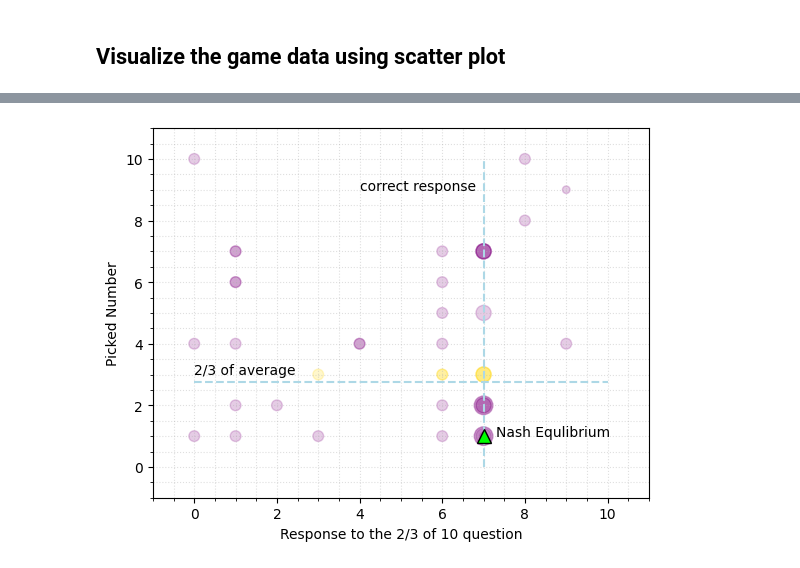
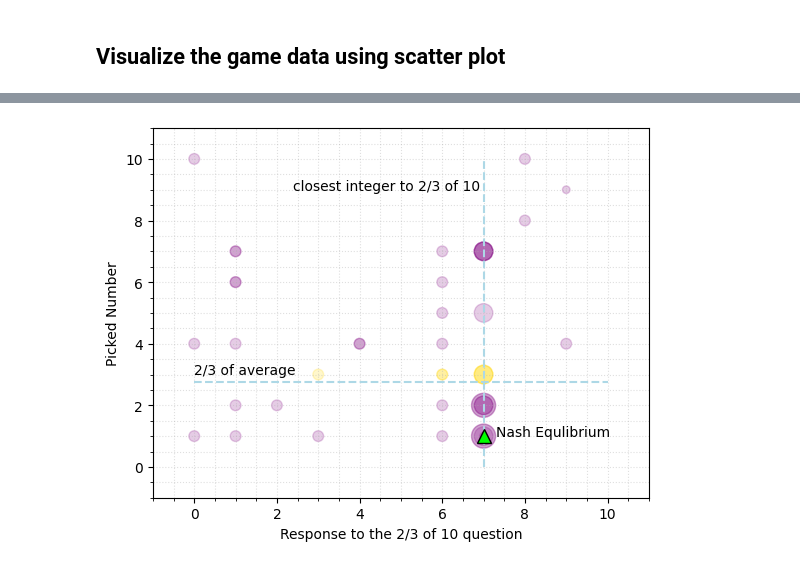
Before and after one commit to schnell18/play-data-science, a Jupyter notebook: game-analysis/analyze.ipynb, the cells around one changed output, grey strips where cells are left out. Drawn from its saved outputs; the diff is of its cells as text; code cells hidden in the pictures.

Commit message:
Increase bubble size

```diff
--- a/game-analysis/analyze.ipynb
+++ b/game-analysis/analyze.ipynb
@@ -22,7 +22,7 @@ win_number = np.rint([two_third_avg])[0]
 # assign winner column
 two_third_avg = 2*df['pick'].mean()/3
 win_number = np.rint([two_third_avg])[0]
-df['winner'] = df['pick'].apply(lambda p: 'Yes' if p == win_number else 'no')
+df['winner'] = df['pick'].apply(lambda p: 'Yes' if p == win_number else 'No')
 # assign check_anwser column
 df['check_answer'] = df['check_two_thirds'].apply(extract_number)
 # fix player 38's check answer
@@ -57,3 +57,18 @@ df
 | 42 | 43 | Yes | 1 | 6 | 2/3 of 10 is 6.5, so 6 or 7 | no | 6 | semi-rational |
 # %% [markdown]
 ## Visualize the game data using scatter plot
+# %%
+# set `size` and `color` column for data visualization
+def rational_size(rationality):
+    base = 30
+    if rationality == 'irrational':
+        return base * 1
+    elif rationality == 'semi-rational':
+        return base * 2
+    elif rationality == 'quasi-rational':
+        return base * 6
+    else:
+        return base * 10
+
+df['size'] = df.apply(lambda r: rational_size(r["rationality"]), axis=1)
+df['color'] = df.apply(lambda r: 'gold' if r["winner"] == 'Yes' else 'purple', axis=1)
@@ -60,34 +82,31 @@ df
 # %%
-# set `size` and `color` column for data visualization
-df['size'] = df.apply(lambda r: 30 if r["rationality"] == 'irrational' else 60 if r["rationality"] == 'semi-rational' else 120 if r["rationality"] == 'quasi-rational' else 180, axis=1)
-df['color'] = df.apply(lambda r: 'gold' if r["winner"] == 'Yes' else 'purple', axis=1)
 
 fig, ax = plt.subplots()
 ax.set_xlabel(r'Response to the 2/3 of 10 question')
 ax.set_ylabel(r'Picked Number')
 ax.set_xlim(-1, 11)
 ax.set_ylim(-1, 11)
 
 # Change major ticks to show every 2.
 ax.xaxis.set_major_locator(MultipleLocator(2))
 ax.yaxis.set_major_locator(MultipleLocator(2))
 
 # Change minor ticks to show every 0.5.
 ax.xaxis.set_minor_locator(MultipleLocator(0.5))
 ax.yaxis.set_minor_locator(MultipleLocator(0.5))
 
 # And a corresponding grid
 ax.grid(which='both', linestyle=':', alpha=0.4)
 
 plt.scatter(df['check_answer'], df['pick'], c=df['color'], s=df['size'], alpha=0.2)
 plt.plot(np.linspace(0, 10, 100), np.linspace(two_third_avg, two_third_avg, 100), c= "lightblue", marker='', linestyle='--')
 plt.plot(np.linspace(7, 7, 100), np.linspace(0, 10, 100), c = "lightblue", marker='', linestyle='--')
 #ax.plot([7], [1], '^', markersize=15, markeredgewidth='0.8', markerfacecolor='none')
 ax.plot([7], [1], '^', markersize=10, markeredgecolor='black', markerfacecolor='lime')
 ax.text(0, 3, '2/3 of average')
-ax.text(4, 9, 'correct response')
+ax.text(2.4, 9, 'closest integer to 2/3 of 10')
 ax.text(7.3, 1, 'Nash Equlibrium')
 
 plt.show()
 # %% [output]
-[figure, old version]
+[figure, new version]
```
Also changed, not shown: parts of 1 cell of this notebook, 1 other file.
